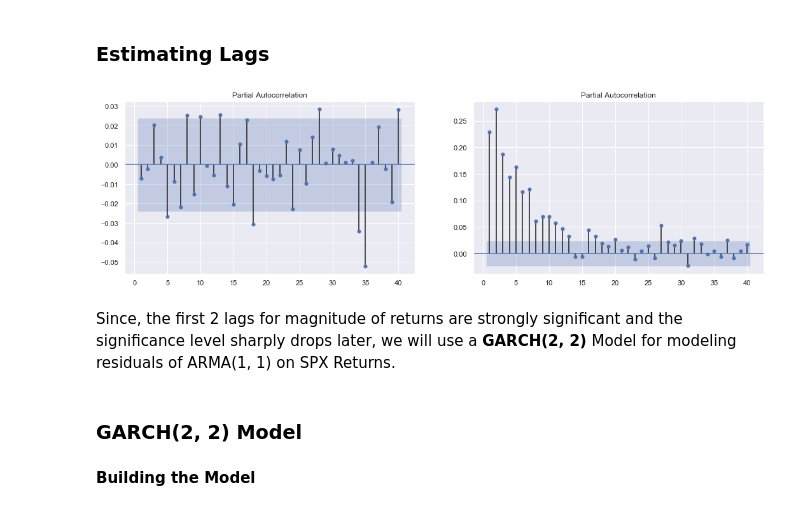
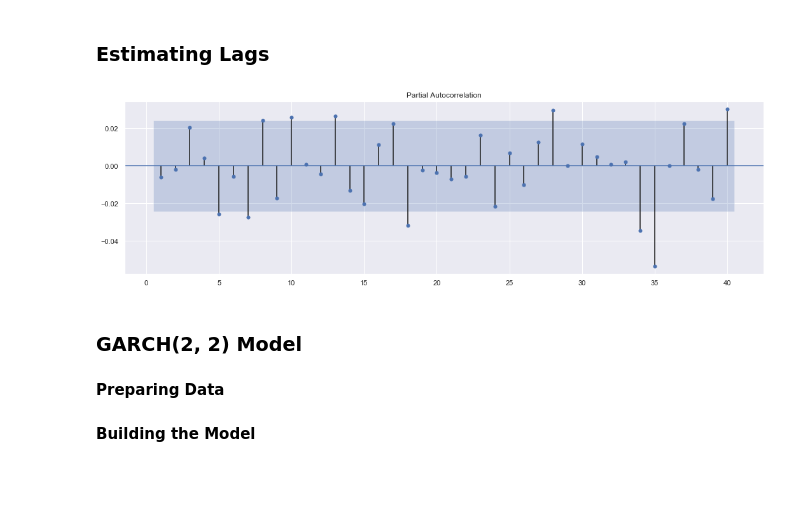
Before and after one commit to yashveersinghsohi/Statistical_Modeling_for_Time_Series_Forecasting, a Jupyter notebook: Returns Models/ARMA-GARCH For SPX Returns.ipynb, the cells around one changed output. Saved outputs shown, nothing was run; the diff lists cells and outputs as text; code cells hidden in the pictures; blank space fills up the shorter version.

```diff
--- a/Returns Models/ARMA-GARCH For SPX Returns.ipynb
+++ b/Returns Models/ARMA-GARCH For SPX Returns.ipynb
@@ -41,7 +57,7 @@ test_df = data.loc["2019-01-01":]
 # %% [markdown]
 **Building the Model**
 # %%
-arma_model = SARIMAX(train_df["spx_ret"][1:], order = (1, 0, 1))
-arma_model_results = arma_model.fit()
-arma_model_results.summary()
+model = SARIMAX(train_df["spx_ret"][1:], order = (1, 0, 1))
+model_results = model.fit()
+print(model_results.summary())
 # %% [output]
@@ -118,15 +125,12 @@ Through this plot, it is obvious that the variance varies with time and hence mo
 # %%
 plt.rcParams["figure.figsize"] = 18, 5
 
-fig, axes = plt.subplots(1, 2)
-
-sgt.plot_pacf(resid_df.spx_ret_resid[1:], zero = False, lags = 40, ax = axes[0])
-sgt.plot_pacf(resid_df.spx_ret_resid[1:].abs(), zero = False, lags = 40, ax = axes[1])
+sgt.plot_pacf(model_results.resid[1:], zero = False, lags = 40)
 
 plt.show()
 # %% [output]
-[figure, old version]
+[figure, new version]
-# %% [markdown]
-Since, the first 2 lags for magnitude of returns are strongly significant and the significance level sharply drops later, we will use a **GARCH(2, 2)** Model for modeling residuals of ARMA(1, 1) on SPX Returns.
 # %% [markdown]
 ### GARCH(2, 2) Model
+# %% [markdown]
+**Preparing Data**
```
Also changed, not shown: parts of 24 cells of this notebook, 2 other files.
